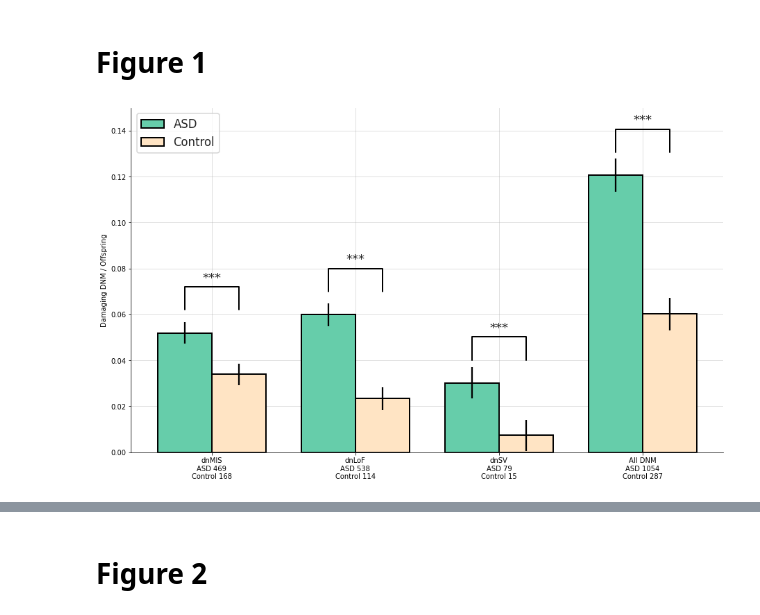
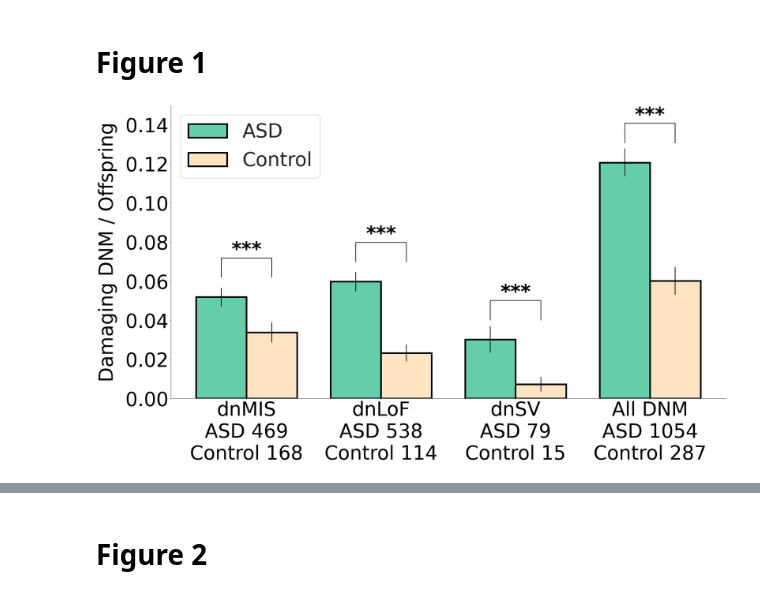
Before and after one commit to sebatlab/Antaki2021, a Jupyter notebook: Antaki2021_figures.ipynb, the cells around one changed output, grey strips where cells are left out. Saved outputs shown, nothing was run; the diff lists cells and outputs as text; code cells hidden in the pictures.

```diff
--- a/Antaki2021_figures.ipynb
+++ b/Antaki2021_figures.ipynb
@@ -10,16 +10,32 @@ from scipy.stats import chi2_contingency
 import matplotlib.pyplot as plt
 from matplotlib.patches import Patch
 from matplotlib.lines import Line2D
+
 import statsmodels.stats.multitest
 from statsmodels.stats.contingency_tables import Table2x2
 %matplotlib inline
 plt.rcParams['svg.fonttype'] = 'none'
+
+import matplotlib.patches as mpatches
+import matplotlib.lines as mlines
+
+
+SMALL = 20
+MEDIUM = 25
+BIG = 30
+MASSIVE = 60
+
+YLABEL_PAD = 25.0
+
+FIGSIZE_DEFAULT = (26, 16)
+
+
+LINEWIDTH = 5
 # %% [markdown]
 # Figure 1
 # %%
 # Figure 1A
-# df = pd.read_csv("/content/SummaryGeneticData_REACH_SSC_SPARK.SBayesR.20200625.csv", sep=",")
-df = pd.read_csv("/content/SummaryGeneticData_REACH_SSC_SPARK.SBayesR.20210709.csv", sep=",")
+df = pd.read_csv("/content/SummaryGeneticData_REACH_SSC_SPARK.SBayesR.csv", sep=",")
 
 
 df['dnAll'] = df['dnLOF'] + df['dnMIS'] + df['dnSV'].fillna(0)
@@ -35,7 +51,7 @@ def calculate_plot_data(df, col):
   ctl_mean = ctl[col].mean()
   # Get standard errors (of the means)
   cas_sem = cas[col].sem()
-  ctl_sem = cas[col].sem()
+  ctl_sem = ctl[col].sem()
   # Get confidence intervals
   confidence = 0.95
   cas_ci = cas_sem * scipy.stats.t.ppf((1 + confidence)/2., cas.shape[0] )
@@ -46,6 +62,7 @@ def calculate_plot_data(df, col):
   # Sum column value
   cas_sum = sum(cas[col])
   ctl_sum = sum(ctl[col])
+
 
   # Put relevant data into tuples
   cas_data = (cas_mean, cas_ci, num_cas, cas_sum)
@@ -74,7 +91,8 @@ def plot_bar(ax, xbar, a, col, wid, lab, buf = 0):
         yerr = [x[1] for x in a],
         color = col,
         label = lab,
-        linewidth = 2,
+        # linewidth = 2,
+        linewidth = LINEWIDTH,
         edgecolor = 'k',
     )
 
@@ -82,11 +100,12 @@ def plot_bar(ax, xbar, a, col, wid, lab, buf = 0):
 def plot_ci2(cas_data_arr, ctl_data_arr, p_vals_arr):
   ymax = 0.15
 
-  f, ax = plt.subplots(1,1,figsize=(13,8))
+  # f, ax = plt.subplots(1,1, figsize=(13,8))
+  f, ax = plt.subplots(1,1, figsize=FIGSIZE_DEFAULT)
   sns.set_context('talk')
   sns.set_style('ticks')
-  ax.xaxis.grid(alpha=0.5)
-  ax.yaxis.grid(alpha=0.5)
+  # ax.xaxis.grid(alpha=0.5)
+  # ax.yaxis.grid(alpha=0.5)
 
   pal = ['mediumaquamarine', 'bisque']
   width = 0.75
@@ -96,19 +115,21 @@ def plot_ci2(cas_data_arr, ctl_data_arr, p_vals_arr):
   plot_bar(ax, xbar, cas_data_arr, pal[0], width, 'ASD')
   plot_bar(ax, xbar, ctl_data_arr, pal[1], width, 'Control', buf = width)
 
-  ax.legend(loc = 2)
+  leg1 = ax.legend(loc = 2, fontsize = MASSIVE)
+  plt.gca().add_artist(leg1)
+
   sns.despine(ax=ax)
 
   ax.set_xlabel('')
-  ax.set_ylabel('Damaging DNM / Offspring')
+  ax.set_ylabel('Damaging DNM / Offspring', fontsize = MASSIVE, labelpad = YLABEL_PAD, color = "black")
   ax.set_xticks([x + (width/2) for x in xbar])
   ax.set_xticklabels(['{}\nASD {}\nControl {}'.format(
       e,
       int(cas_data_arr[i][2]),
       int(ctl_data_arr[i][2]))
-      for i,e in enumerate(xlabs)])
-  ax.set_ylim(0,ymax)
-  bufff=0.01
+      for i,e in enumerate(xlabs)], fontsize = MASSIVE, color = "black")
+  ax.set_ylim(0, ymax)
+  bufff = 0.01
   py = [cas_data_arr[0][0]+bufff,
         cas_data_arr[1][0]+bufff,
         cas_data_arr[2][0]+bufff,
@@ -118,34 +139,53 @@ def plot_ci2(cas_data_arr, ctl_data_arr, p_vals_arr):
   ax.plot([xbar[0], xbar[0], xbar[0] + width, xbar[0] + width], [py[0], py[0] + pheight, py[0] + pheight, py[0]], lw = 2, c = "k")
   ax.plot([xbar[1], xbar[1], xbar[1] + width, xbar[1] + width], [py[1], py[1] + pheight, py[1] + pheight, py[1]], lw = 2, c = "k")
   ax.plot([xbar[2], xbar[2], xbar[2] + width, xbar[2] + width], [py[2], py[2] + pheight, py[2] + pheight, py[2]], lw = 2, c = "k")
   ax.plot([xbar[3], xbar[3], xbar[3] + width, xbar[3] + width], [py[3], py[3] + pheight, py[3] + pheight, py[3]], lw = 2, c = "k")
 
   # Plot the p-value astericks
   for i, p_val in enumerate(p_vals_arr):
     ybuf = 0.0
     x = xbar[i] + (width/2)
     y = py[i] + pheight + 0.004
     if p_val < 0.05:
       asterick = get_asterick(p_val)
-      ax.text(s=asterick, x=x, y=y, ha="center", va="center")
+      ax.text(s=asterick, x=x, y=y, ha="center", va="center", fontsize = MASSIVE, color = "black", fontweight = "semibold")
 
   sns.despine(ax=ax)
+
   ax.set_axisbelow(True)
   f.tight_layout()
-  f.savefig("fig1_dnmrates_final.png")
-  f.savefig("fig1_dnmrates_final.svg")
+
+  plt.yticks(fontsize = MASSIVE, color = "black")
+
+  # plt.axvline(x = 0, ymin = 0, ymax = 15, alpha = 0.8, color = 'black', linestyle = ':',linewidth=3)
+
+
+  f.savefig("fig1a.png", bbox_inches = "tight")
+  f.savefig("fig1a.svg", bbox_inches = "tight")
+  f.savefig("fig1a.pdf", bbox_inches = "tight")
+
   f.show()
   return ax
 
 def get_asterick(p_val):
   if p_val < 0.001:  return "***"
   elif p_val < 0.01: return "**"
   elif p_val < 0.05: return "*"
   return
 
 
+
 xlabs = ['dnMIS','dnLoF','dnSV','All DNM']
 cas_data_arr, ctl_data_arr, p_vals_arr = get_all_plot_data(df, cols)
 ax = plot_ci2(cas_data_arr, ctl_data_arr, p_vals_arr)
+
+# For supplementary table
+# First, combine dnLOF and dnSV
+df["dnLOF_SNV_INDEL_SV"] = df['dnLOF'] + df['dnSV'].fillna(0)
+cas_data_arr_dnLOF_SNV_INDEL_SV, ctl_data_arr_dnLOF_SNV_INDEL_SV, p_val_dnLOF_SNV_INDEL_SV = calculate_plot_data(df, "dnLOF_SNV_INDEL_SV")
+
+cas_data_arr.append(cas_data_arr_dnLOF_SNV_INDEL_SV)
+ctl_data_arr.append(ctl_data_arr_dnLOF_SNV_INDEL_SV)
+p_vals_arr.append(p_val_dnLOF_SNV_INDEL_SV)
 # %% [output]
-[figure, old version]
+[figure, new version]
```
Also changed, not shown: parts of 40 cells of this notebook.
